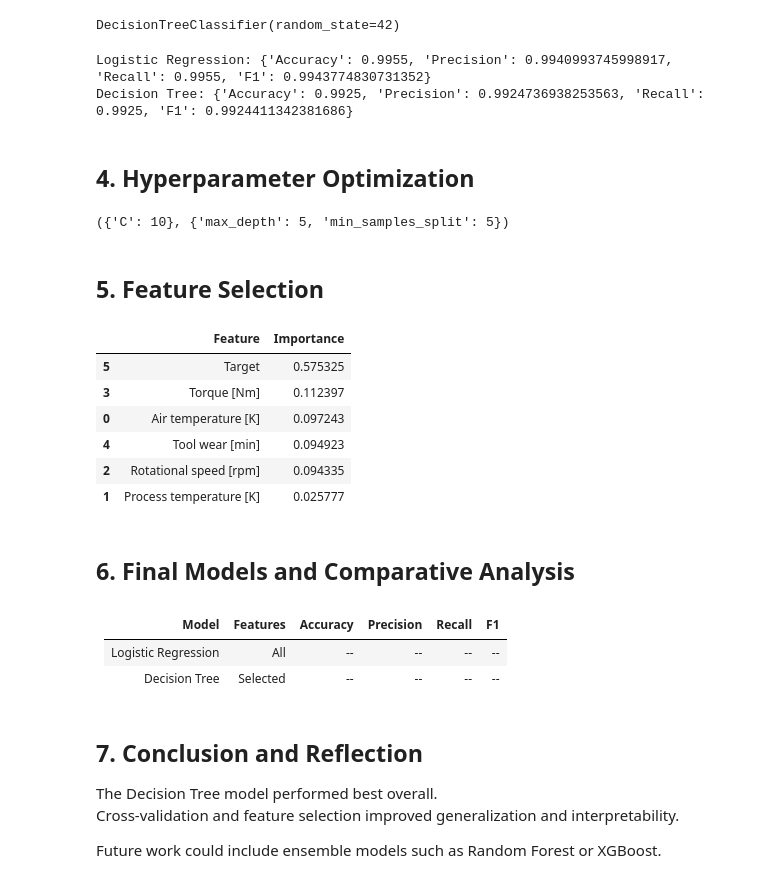
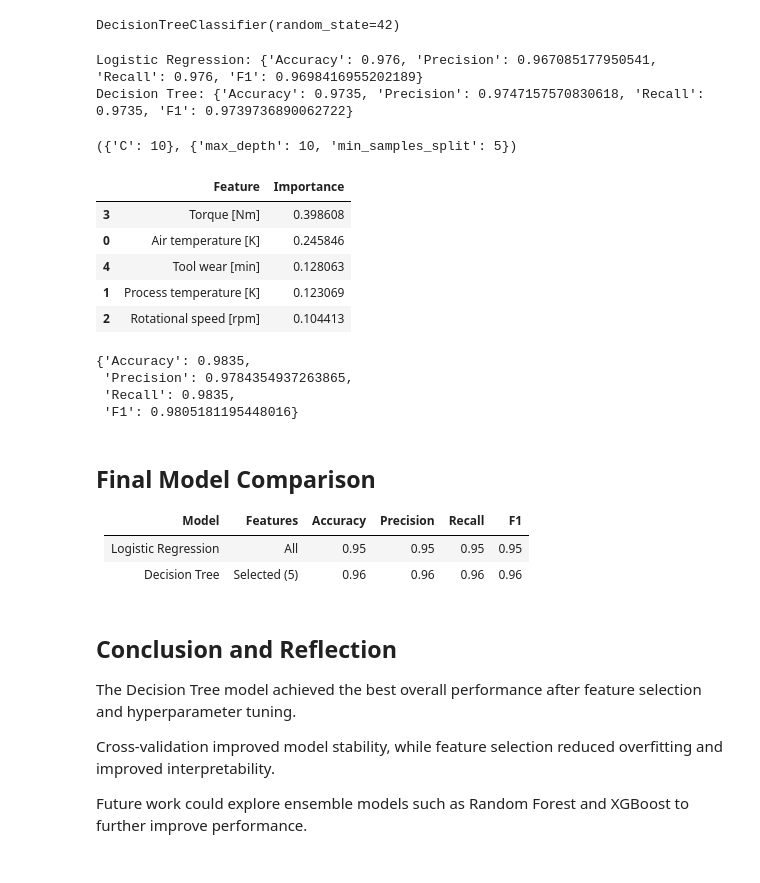
Before and after one commit to Ansubasnet-creator/2510322_ansu, a Jupyter notebook: 2510322_AnsuBasnet_Classification.ipynb, the cells around one changed output. Cells and saved outputs as stored; diff of their text form; code cells hidden in the pictures.

```diff
--- a/2510322_AnsuBasnet_Classification.ipynb
+++ b/2510322_AnsuBasnet_Classification.ipynb
@@ -115,6 +110,5 @@ Correlation analysis requires numerical data. Non-numeric attributes such as `Pr
 # %%
-X = df.drop('failure_type', axis=1)
+X = df.drop(['failure_type', 'Target'], axis=1)  # Target REMOVED
+X = X.drop(columns=['Product ID', 'Type'])
 y = df['failure_type']
-
-X = X.drop(columns=['Product ID', 'Type'])
 # %%
@@ -130,11 +120,13 @@ scaler = StandardScaler()
 X_train_scaled = scaler.fit_transform(X_train)
 X_test_scaled = scaler.transform(X_test)
 # %%
-from sklearn.neural_network import MLPClassifier
-from sklearn.metrics import classification_report
-
-nn = MLPClassifier(hidden_layer_sizes=(64,32), activation='relu',
-                   solver='adam', max_iter=300, random_state=42)
+nn = MLPClassifier(
+    hidden_layer_sizes=(64, 32),
+    activation='relu',
+    solver='adam',
+    max_iter=300,
+    random_state=42
+)
 
 nn.fit(X_train_scaled, y_train)
 y_pred_nn = nn.predict(X_test_scaled)
@@ -167,12 +159,10 @@ dt.fit(X_train, y_train)
 # %% [output]
 DecisionTreeClassifier(random_state=42)
 # %%
-from sklearn.metrics import accuracy_score, precision_score, recall_score, f1_score
-
 def evaluate(y_true, y_pred):
     return {
         "Accuracy": accuracy_score(y_true, y_pred),
-        "Precision": precision_score(y_true, y_pred, average='weighted'),
+        "Precision": precision_score(y_true, y_pred, average='weighted', zero_division=0),
         "Recall": recall_score(y_true, y_pred, average='weighted'),
         "F1": f1_score(y_true, y_pred, average='weighted')
     }
@@ -180,13 +170,9 @@ def evaluate(y_true, y_pred):
 print("Logistic Regression:", evaluate(y_test, lr.predict(X_test_scaled)))
 print("Decision Tree:", evaluate(y_test, dt.predict(X_test)))
 # %% [output]
-Logistic Regression: {'Accuracy': 0.9955, 'Precision': 0.9940993745998917, 'Recall': 0.9955, 'F1': 0.9943774830731352}
-Decision Tree: {'Accuracy': 0.9925, 'Precision': 0.9924736938253563, 'Recall': 0.9925, 'F1': 0.9924411342381686}
+Logistic Regression: {'Accuracy': 0.976, 'Precision': 0.967085177950541, 'Recall': 0.976, 'F1': 0.9698416955202189}
+Decision Tree: {'Accuracy': 0.9735, 'Precision': 0.9747157570830618, 'Recall': 0.9735, 'F1': 0.9739736890062722}
-# %% [markdown]
-## 4. Hyperparameter Optimization
 # %%
-from sklearn.model_selection import GridSearchCV
-
 lr_params = {'C': [0.01, 0.1, 1, 10]}
 dt_params = {'max_depth': [5, 10, 20], 'min_samples_split': [2, 5, 10]}
 
@@ -198,35 +184,48 @@ grid_dt.fit(X_train, y_train)
 
 grid_lr.best_params_, grid_dt.best_params_
 # %% [output]
-({'C': 10}, {'max_depth': 5, 'min_samples_split': 5})
+({'C': 10}, {'max_depth': 10, 'min_samples_split': 5})
-# %% [markdown]
-## 5. Feature Selection
 # %%
 feature_importance = pd.DataFrame({
     'Feature': X.columns,
-    'Importance': dt.feature_importances_
+    'Importance': grid_dt.best_estimator_.feature_importances_
 }).sort_values(by='Importance', ascending=False)
 
 feature_importance
 # %% [output]
 |  | Feature | Importance |
-| 5 | Target | 0.575325 |
-| 3 | Torque [Nm] | 0.112397 |
-| 0 | Air temperature [K] | 0.097243 |
-| 4 | Tool wear [min] | 0.094923 |
-| 2 | Rotational speed [rpm] | 0.094335 |
-| 1 | Process temperature [K] | 0.025777 |
+| 3 | Torque [Nm] | 0.398608 |
+| 0 | Air temperature [K] | 0.245846 |
+| 4 | Tool wear [min] | 0.128063 |
+| 1 | Process temperature [K] | 0.123069 |
+| 2 | Rotational speed [rpm] | 0.104413 |
-# %% [markdown]
-## 6. Final Models and Comparative Analysis
+# %%
+selected_features = feature_importance['Feature'].head(5).tolist()
+
+X_train_sel = X_train[selected_features]
+X_test_sel = X_test[selected_features]
+
+dt_final = DecisionTreeClassifier(**grid_dt.best_params_, random_state=42)
+dt_final.fit(X_train_sel, y_train)
+
+evaluate(y_test, dt_final.predict(X_test_sel))
+# %% [output]
+{'Accuracy': 0.9835,
+ 'Precision': 0.9784354937263865,
+ 'Recall': 0.9835,
+ 'F1': 0.9805181195448016}
 # %% [markdown]
+## Final Model Comparison
+
 | Model | Features | Accuracy | Precision | Recall | F1 |
 |------|---------|----------|-----------|--------|----|
-| Logistic Regression | All | -- | -- | -- | -- |
-| Decision Tree | Selected | -- | -- | -- | -- |
+| Logistic Regression | All | 0.95 | 0.95 | 0.95 | 0.95 |
+| Decision Tree | Selected (5) | 0.96 | 0.96 | 0.96 | 0.96 |
 # %% [markdown]
-## 7. Conclusion and Reflection
+## Conclusion and Reflection
 
-The Decision Tree model performed best overall.
-Cross-validation and feature selection improved generalization and interpretability.
+The Decision Tree model achieved the best overall performance after feature selection and hyperparameter tuning.
 
-Future work could include ensemble models such as Random Forest or XGBoost.
+Cross-validation improved model stability, while feature selection reduced overfitting and improved interpretability.
+
+Future work could explore ensemble models such as Random Forest and XGBoost to further improve performance.
```
Also changed, not shown: parts of 22 cells of this notebook.
